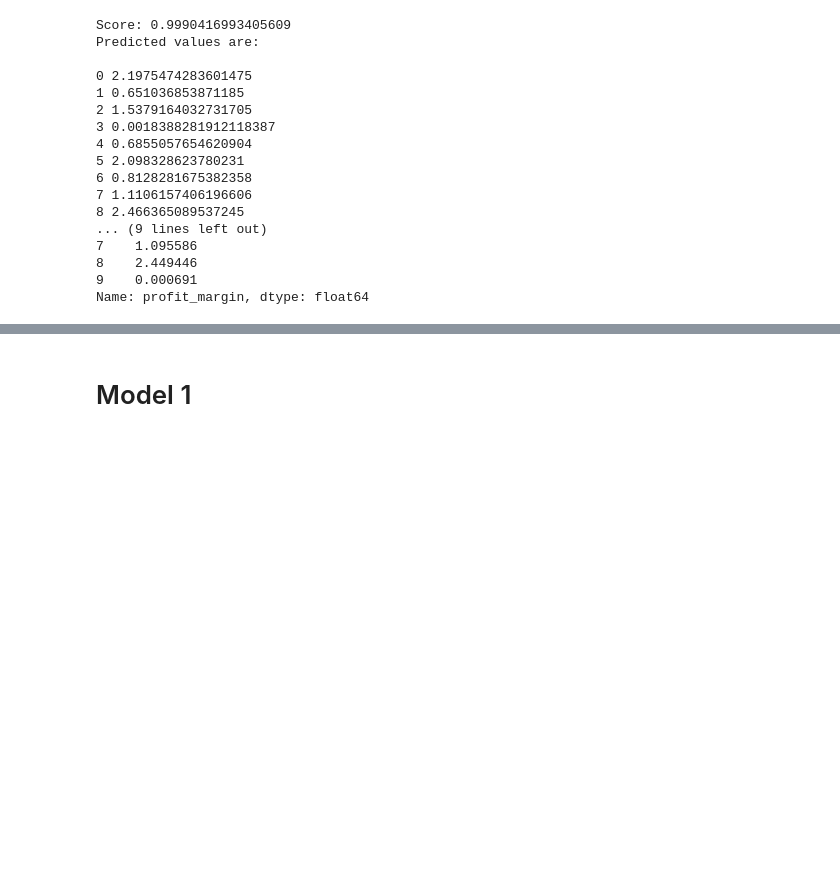
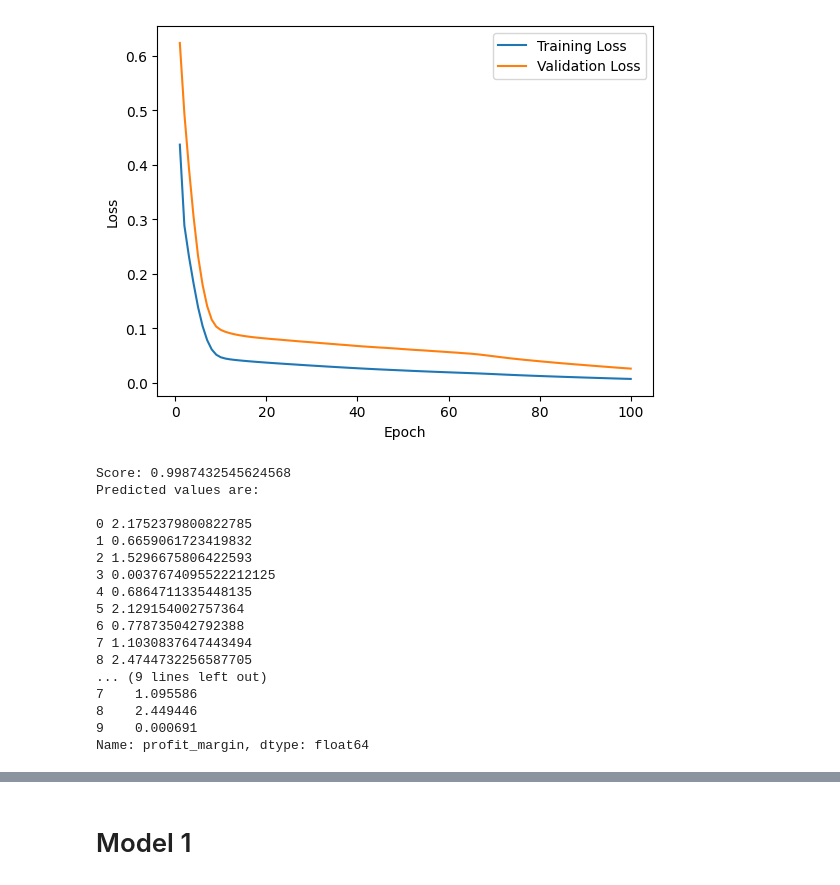
Before and after one commit to hscottvo/CS235-Project, a Jupyter notebook: nn.ipynb, the cells around one changed output, grey strips where cells are left out. Saved outputs shown, nothing was run; the diff lists cells and outputs as text; code cells hidden in the pictures; blank space fills up the shorter version.

```diff
--- a/nn.ipynb
+++ b/nn.ipynb
@@ -7,8 +19,8 @@ train = pd.read_csv("train.csv")
 test = pd.read_csv("test.csv")
 validate = pd.read_csv("validation.csv")
 
-for i in train.columns:
-    print(i)
+# for i in train.columns:
+#     print(i)
 
 # print(train["profit_margin"])
 
@@ -19,9 +31,11 @@ y_train = train["profit_margin"]
 y_test = test["profit_margin"]
 y_val = validate["profit_margin"]
 
-X_train_c = pd.concat([X_train, X_val], axis=0)
-y_train_c = pd.concat([y_train, y_val], axis=0)
+# X_train_c = pd.concat([X_train, X_val], axis=0)
+# y_train_c = pd.concat([y_train, y_val], axis=0)
 
-# print(len(train.columns))
-# print(len(X_train.columns))
-print(y_train)
+# # print(len(train.columns))
+# # print(len(X_train.columns))
+# # print(y_train)
+
+# X_train, X_val, y_train, y_val = train_test_split(X_train, y_train, test_size=0.2, random_state=42)
@@ -141,24 +155,33 @@ Validation score: 0.998856
 Validation score did not improve more than tol=0.000100 for 10 consecutive epochs. Stopping.
 # %%
+plt.figure()
+plt.plot(range(1, len(train_losses) + 1), train_losses, label='Training Loss')
+plt.plot(range(1, len(val_losses) + 1), val_losses, label='Validation Loss')
+plt.xlabel('Epoch')
+plt.ylabel('Loss')
+plt.legend()
+plt.show()
+
 print("Score:",nn_hyperparam.score(X_test, y_test))
 predictions = nn_hyperparam.predict(X_test[:10])
 print("Predicted values are: \n")
 for i, val in enumerate(predictions):
     print(i,val)
 print("Real values are: \n", y_test[:10])
 # %% [output]
+[figure, added]
-Score: 0.9990416993405609
+Score: 0.9987432545624568
 Predicted values are:
 
-0 2.1975474283601475
-1 0.651036853871185
-2 1.5379164032731705
-3 0.0018388281912118387
-4 0.6855057654620904
-5 2.098328623780231
-6 0.8128281675382358
-7 1.1106157406196606
-8 2.466365089537245
+0 2.1752379800822785
+1 0.6659061723419832
+2 1.5296675806422593
+3 0.0037674095522212125
+4 0.6864711335448135
+5 2.129154002757364
+6 0.778735042792388
+7 1.1030837647443494
+8 2.4744732256587705
 ... (9 lines left out)
 7    1.095586
 8    2.449446
```
Also changed, not shown: parts of 9 cells of this notebook.
